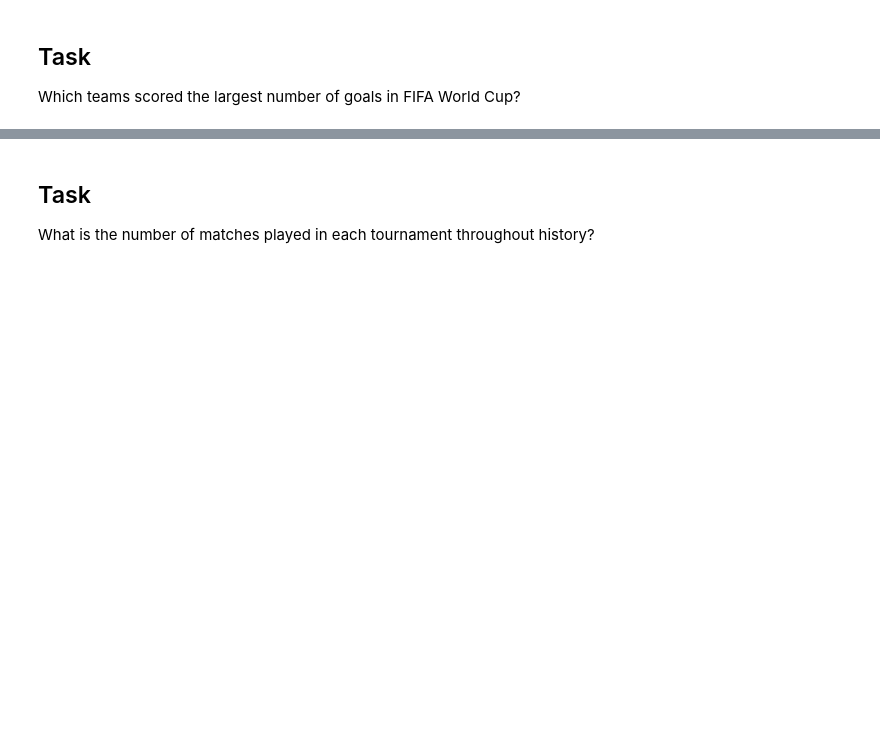
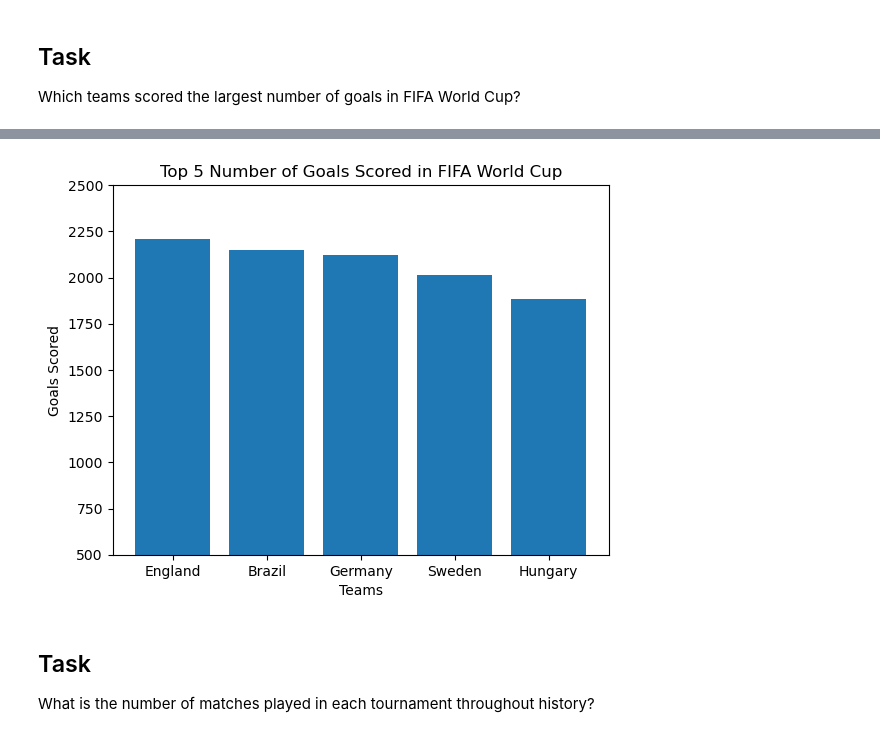
Before and after one commit to iuxo/lighthouse-data-notes, a Jupyter notebook: Week3/dataviz_exercises/dataviz_challenge.ipynb, the cells around one changed output, grey strips where cells are left out. Cells and saved outputs as stored; diff of their text form; code cells hidden in the pictures; blank space fills up the shorter version.

```diff
--- a/Week3/dataviz_exercises/dataviz_challenge.ipynb
+++ b/Week3/dataviz_exercises/dataviz_challenge.ipynb
@@ -16,0 +19,2 @@ import numpy as np
+# %%
+data = pd.read_csv('results.csv', sep= ',')
@@ -17,3 +44,22 @@ import numpy as np
+# %%
+goals_home = data.groupby('home_team', as_index=False).agg({'home_score' : 'sum'})
+goals_away = data.groupby('away_team', as_index=False).agg({'away_score' : 'sum'})
+# %%
+goals = goals_home.merge(right = goals_away, how = 'inner', left_on= 'home_team', right_on = 'away_team')
+# %%
+goals['total'] = goals['home_score'] + goals['away_score']
+goals.sort_values('total', ascending=False)
+
+five_large = goals.sort_values('total', ascending=False).head(5)
+# %%
+plt.bar(five_large['home_team'], five_large['total'])
+plt.xlabel('Teams')
+plt.ylabel('Goals Scored')
+plt.title('Top 5 Number of Goals Scored in FIFA World Cup')
+plt.ylim(500,2500)
+plt.show()
+# %% [output]
+[figure, added]
 # %% [markdown]
 ## Task
 What is the number of matches played in each tournament throughout history?
```
Also changed, not shown: parts of 27 cells of this notebook, 27 other files.
